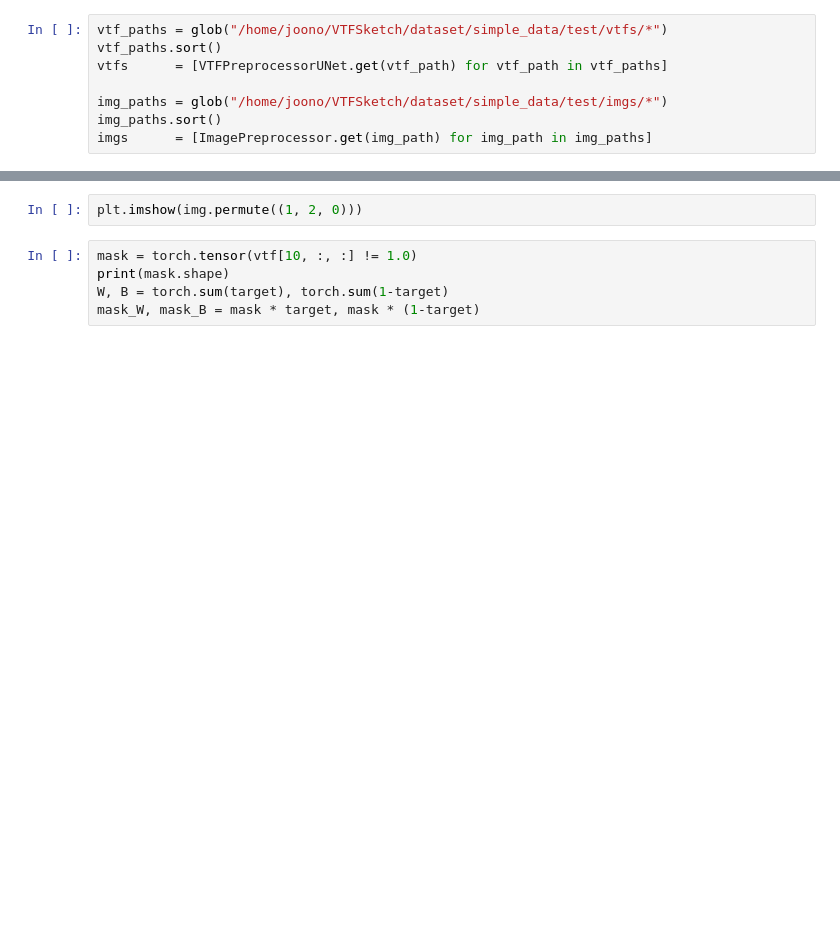
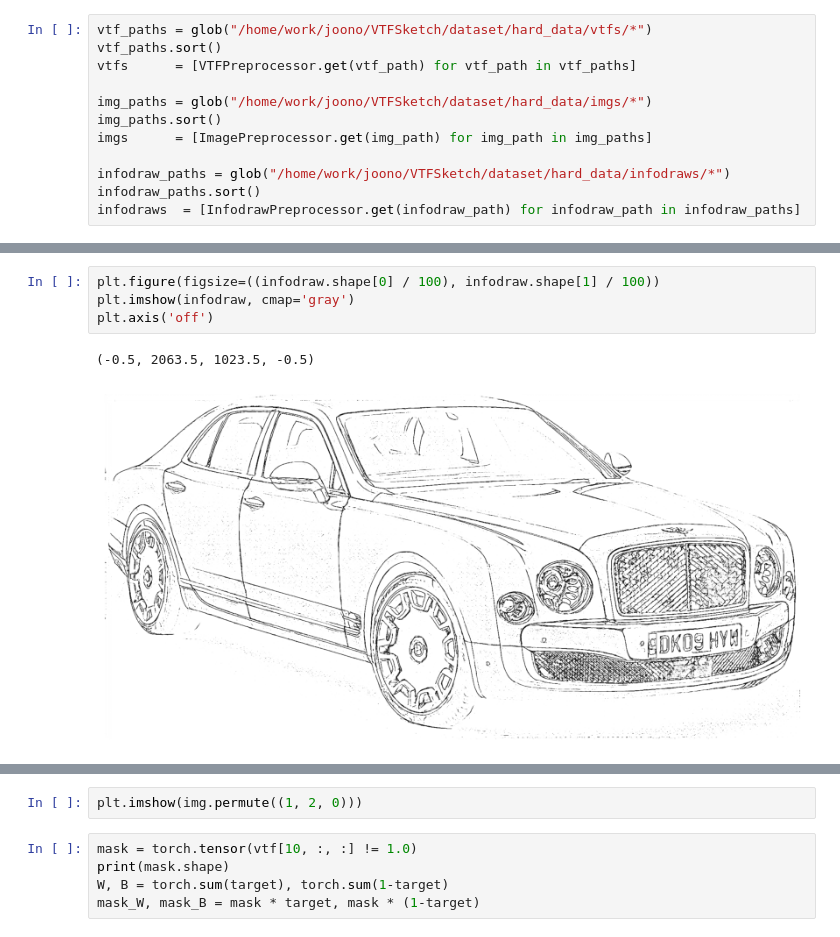
Before and after one commit to comeeasy/VTFSketch, a Jupyter notebook: test.ipynb, the cells around one changed output, grey strips where cells are left out. Cells and saved outputs as stored; diff of their text form; blank space fills up the shorter version.

```diff
--- a/test.ipynb
+++ b/test.ipynb
@@ -17,9 +18,13 @@ from src.preprocesses import VTFPreprocessor, VTFPreprocessorUNet, ImagePreproce
 # %%
-vtf_paths = glob("/home/joono/VTFSketch/dataset/simple_data/test/vtfs/*")
+vtf_paths = glob("/home/work/joono/VTFSketch/dataset/hard_data/vtfs/*")
 vtf_paths.sort()
-vtfs      = [VTFPreprocessorUNet.get(vtf_path) for vtf_path in vtf_paths]
+vtfs      = [VTFPreprocessor.get(vtf_path) for vtf_path in vtf_paths]
 
-img_paths = glob("/home/joono/VTFSketch/dataset/simple_data/test/imgs/*")
+img_paths = glob("/home/work/joono/VTFSketch/dataset/hard_data/imgs/*")
 img_paths.sort()
 imgs      = [ImagePreprocessor.get(img_path) for img_path in img_paths]
+
+infodraw_paths = glob("/home/work/joono/VTFSketch/dataset/hard_data/infodraws/*")
+infodraw_paths.sort()
+infodraws  = [InfodrawPreprocessor.get(infodraw_path) for infodraw_path in infodraw_paths]
 # %%
@@ -64,0 +82,7 @@ plt.imshow(vtf[10], cmap="gray")
+# %%
+plt.figure(figsize=((infodraw.shape[0] / 100), infodraw.shape[1] / 100))
+plt.imshow(infodraw, cmap='gray')
+plt.axis('off')
+# %% [output]
+(-0.5, 2063.5, 1023.5, -0.5)
+[figure, added]
```
Also changed, not shown: parts of 20 cells of this notebook, 2 other files.
